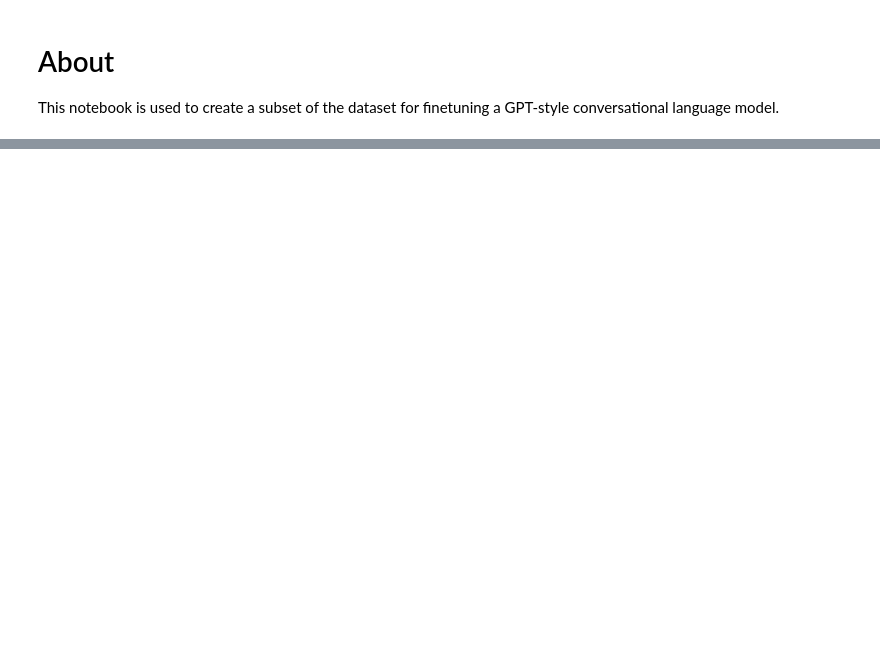
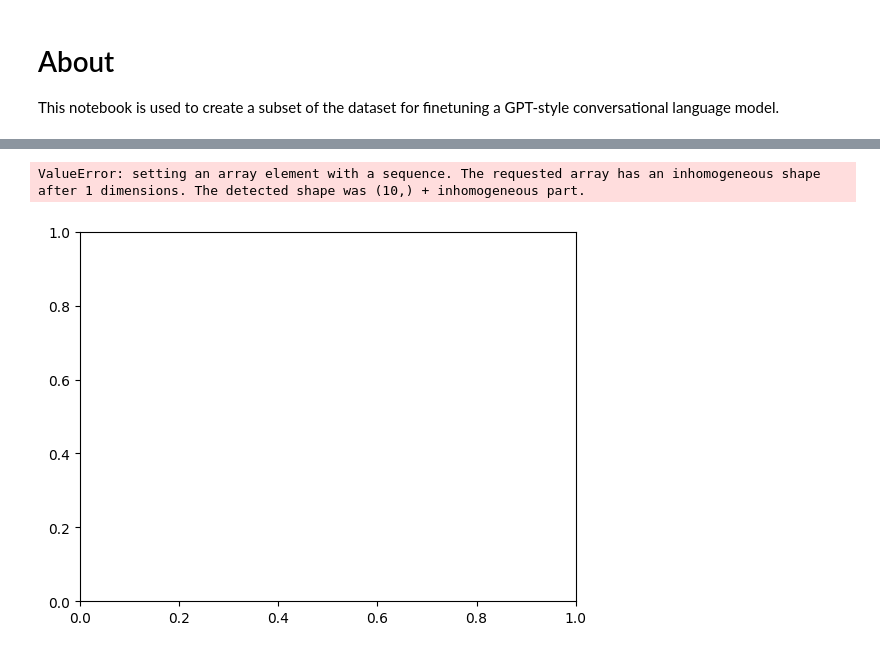
Before and after one commit to brianmatzelle/election-crawler, a Jupyter notebook: finetune/subset.ipynb, the cells around one changed output, grey strips where cells are left out. Cells and saved outputs as stored; diff of their text form; code cells hidden in the pictures; blank space fills up the shorter version.

```diff
--- a/finetune/subset.ipynb
+++ b/finetune/subset.ipynb
@@ -69,0 +61,15 @@ for subreddit, posts in subreddit_posts.items():
+# %%
+# show most controversial posts
+from collections import defaultdict
+from pprint import pprint
+
+# Create a dictionary to store the posts for each subreddit
+controversiality = defaultdict(list)
+for post in dataset:
+    if post['metadata']['controversiality'] < 90:
+        continue
+    controversiality[post['metadata']['controversiality']] += post
+
+
+# print the controversiality
+pprint(controversiality)
@@ -70,3 +102,10 @@ for subreddit, posts in subreddit_posts.items():
+# %%
+# show the distribution of controversiality via matplotlib
+import matplotlib.pyplot as plt
+plt.bar(controversiality.keys(), controversiality.values())
+# %% [output]
+ValueError: setting an array element with a sequence. The requested array has an inhomogeneous shape after 1 dimensions. The detected shape was (10,) + inhomogeneous part.
+[figure, added]
 # %%
 dataset = dataset.filter(lambda x: x['metadata']['subreddit']['name'] in SUBREDDITS)
 logger.info(f"Filtered {to_k(prefilter_size - len(dataset))} posts from the dataset")
```
Also changed, not shown: parts of 5 cells of this notebook.
